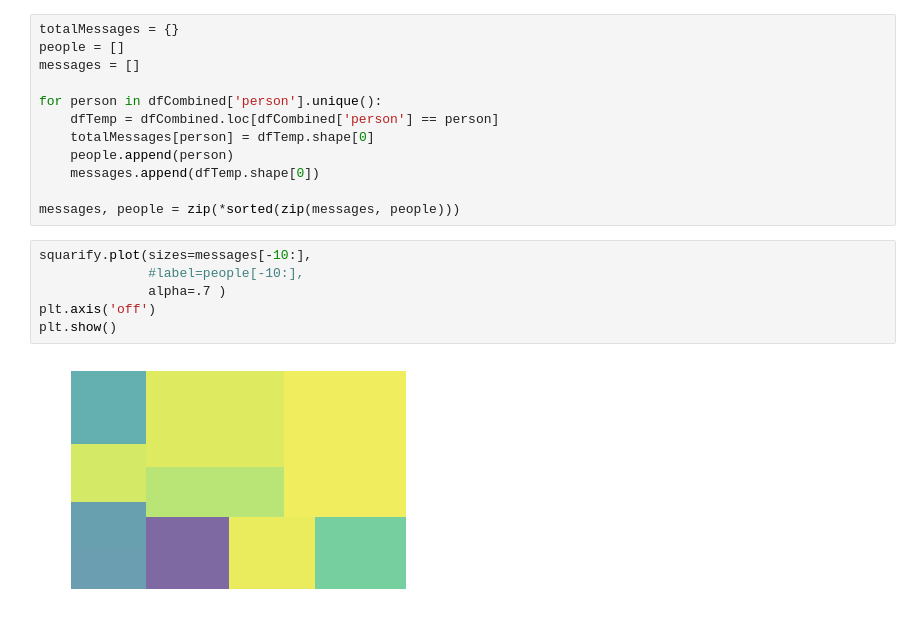
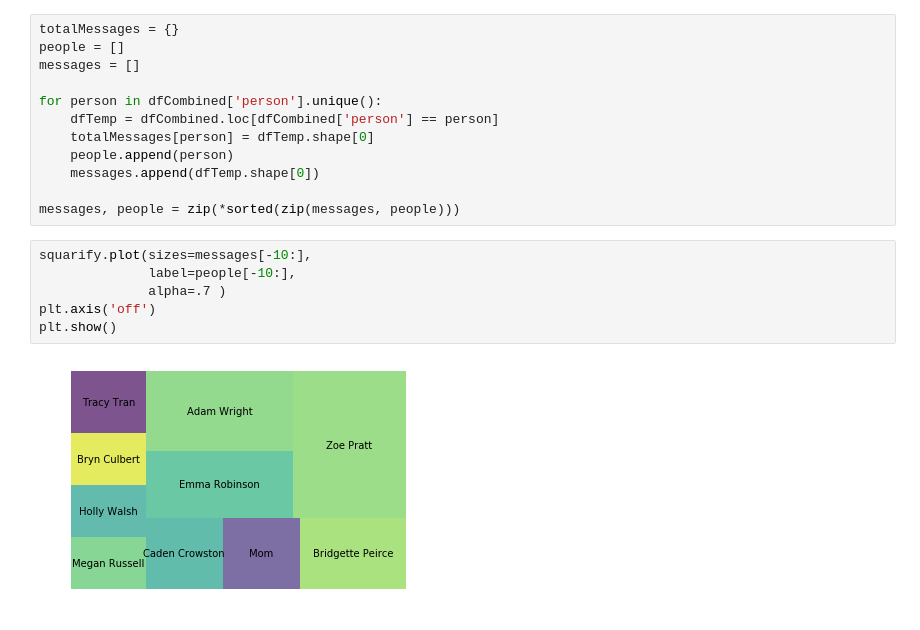
Before and after one commit to lukegalbraithrussell/messages-analysis, a Jupyter notebook: Treemaps.ipynb, the cells around one changed output. Saved outputs shown, nothing was run; the diff lists cells and outputs as text.

```diff
--- a/Treemaps.ipynb
+++ b/Treemaps.ipynb
@@ -25,9 +34,9 @@ for person in dfCombined['person'].unique():
 messages, people = zip(*sorted(zip(messages, people)))
 # %%
 squarify.plot(sizes=messages[-10:],
-              #label=people[-10:],
+              label=people[-10:],
               alpha=.7 )
 plt.axis('off')
 plt.show()
 # %% [output]
-[figure, old version]
+[figure, new version]
```
Also changed, not shown: parts of 2 cells of this notebook.
